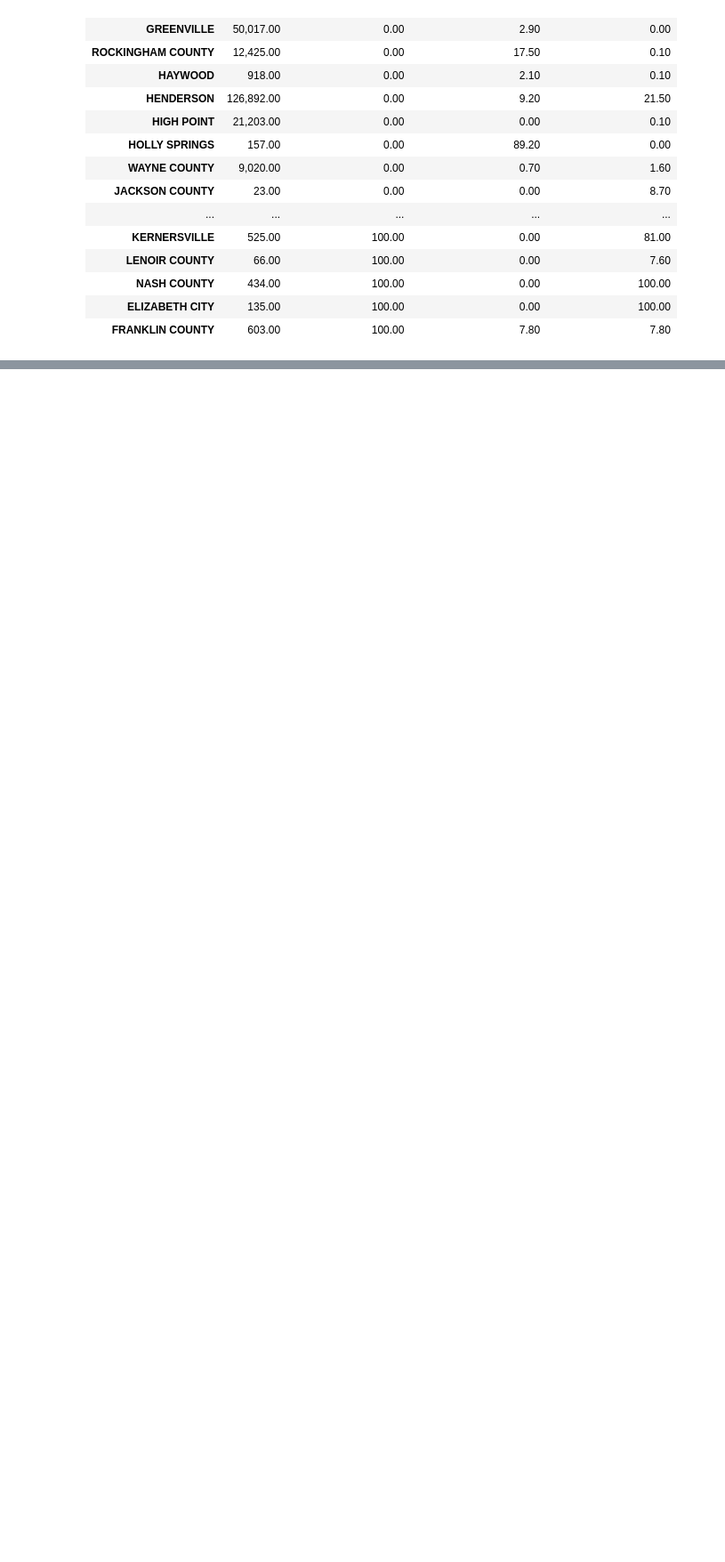
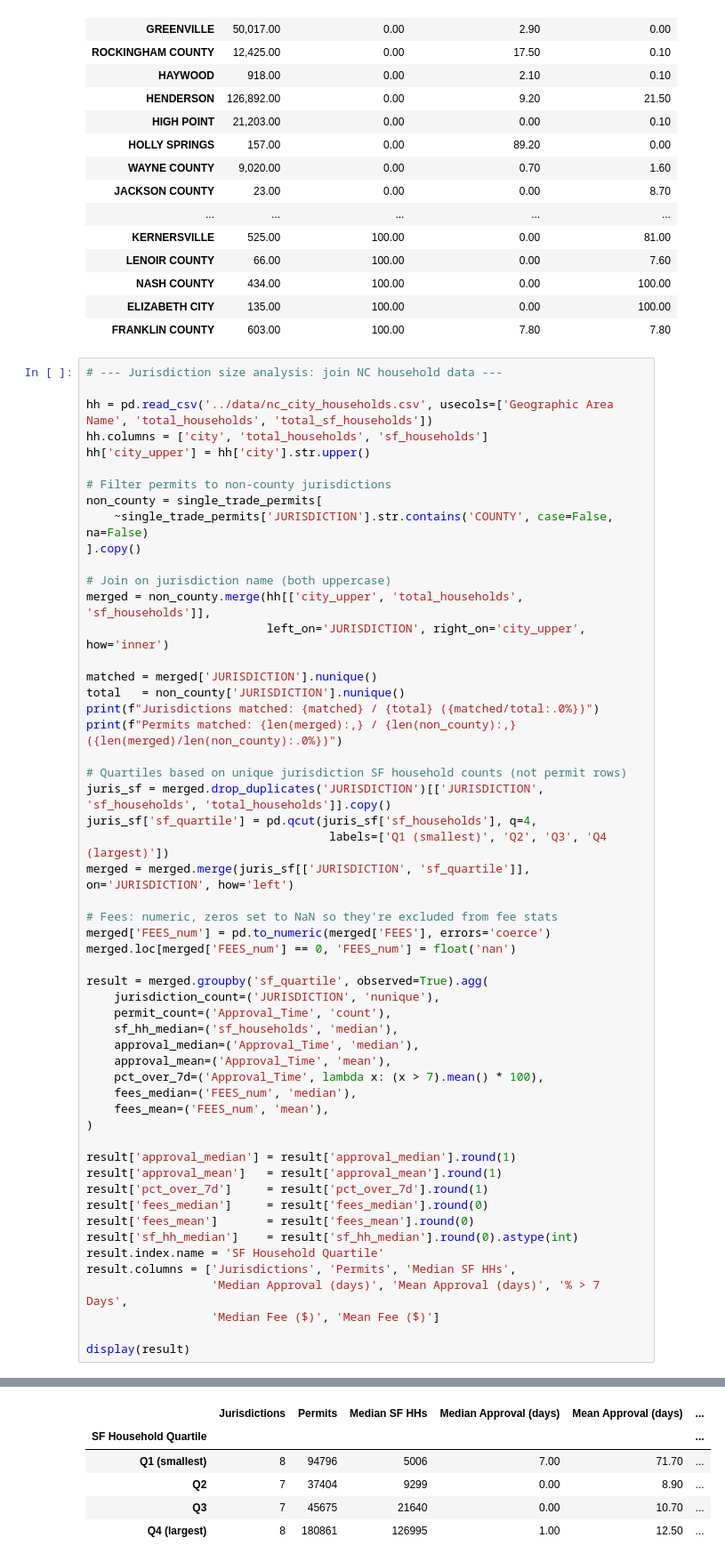
Before and after one commit to Permit-Power/ad_hoc, a Jupyter notebook: notebooks/shovels_permit_analysis.ipynb, the cells around one changed output, grey strips where cells are left out. Shown at 89% size. Drawn from its saved outputs; the diff is of its cells as text; blank space fills up the shorter version.

Commit message:
updated analysis, updated .gitignore

```diff
--- a/notebooks/shovels_permit_analysis.ipynb
+++ b/notebooks/shovels_permit_analysis.ipynb
@@ -624,3 +680,58 @@ Total after filters: 1,362,602
 | NASH COUNTY | 434.00 | 100.00 | 0.00 | 100.00 |
 | ELIZABETH CITY | 135.00 | 100.00 | 0.00 | 100.00 |
 | FRANKLIN COUNTY | 603.00 | 100.00 | 7.80 | 7.80 |
+# %%
+# --- Jurisdiction size analysis: join NC household data ---
+
+hh = pd.read_csv('../data/nc_city_households.csv', usecols=['Geographic Area Name', 'total_households', 'total_sf_households'])
+hh.columns = ['city', 'total_households', 'sf_households']
+hh['city_upper'] = hh['city'].str.upper()
+
+# Filter permits to non-county jurisdictions
+non_county = single_trade_permits[
+    ~single_trade_permits['JURISDICTION'].str.contains('COUNTY', case=False, na=False)
+].copy()
+
+# Join on jurisdiction name (both uppercase)
+merged = non_county.merge(hh[['city_upper', 'total_households', 'sf_households']],
+                          left_on='JURISDICTION', right_on='city_upper', how='inner')
+
+matched = merged['JURISDICTION'].nunique()
+total   = non_county['JURISDICTION'].nunique()
+print(f"Jurisdictions matched: {matched} / {total} ({matched/total:.0%})")
+print(f"Permits matched: {len(merged):,} / {len(non_county):,} ({len(merged)/len(non_county):.0%})")
+
+# Quartiles based on unique jurisdiction SF household counts (not permit rows)
+juris_sf = merged.drop_duplicates('JURISDICTION')[['JURISDICTION', 'sf_households', 'total_households']].copy()
+juris_sf['sf_quartile'] = pd.qcut(juris_sf['sf_households'], q=4,
+                                   labels=['Q1 (smallest)', 'Q2', 'Q3', 'Q4 (largest)'])
+merged = merged.merge(juris_sf[['JURISDICTION', 'sf_quartile']], on='JURISDICTION', how='left')
+
+# Fees: numeric, zeros set to NaN so they're excluded from fee stats
+merged['FEES_num'] = pd.to_numeric(merged['FEES'], errors='coerce')
+merged.loc[merged['FEES_num'] == 0, 'FEES_num'] = float('nan')
+
+result = merged.groupby('sf_quartile', observed=True).agg(
+    jurisdiction_count=('JURISDICTION', 'nunique'),
+    permit_count=('Approval_Time', 'count'),
+    sf_hh_median=('sf_households', 'median'),
+    approval_median=('Approval_Time', 'median'),
+    approval_mean=('Approval_Time', 'mean'),
+    pct_over_7d=('Approval_Time', lambda x: (x > 7).mean() * 100),
+    fees_median=('FEES_num', 'median'),
+    fees_mean=('FEES_num', 'mean'),
+)
+
+result['approval_median'] = result['approval_median'].round(1)
+result['approval_mean']   = result['approval_mean'].round(1)
+result['pct_over_7d']     = result['pct_over_7d'].round(1)
+result['fees_median']     = result['fees_median'].round(0)
+result['fees_mean']       = result['fees_mean'].round(0)
+result['sf_hh_median']    = result['sf_hh_median'].round(0).astype(int)
+result.index.name = 'SF Household Quartile'
+result.columns = ['Jurisdictions', 'Permits', 'Median SF HHs',
+                  'Median Approval (days)', 'Mean Approval (days)', '% > 7 Days',
+                  'Median Fee ($)', 'Mean Fee ($)']
+
+display(result)
+# %% [output]
@@ -626,0 +740,6 @@ Total after filters: 1,362,602
+|  | Jurisdictions | Permits | Median SF HHs | Median Approval (days) | Mean Approval (days) | ... |
+| SF Household Quartile |  |  |  |  |  | ... |
+| Q1 (smallest) | 8 | 94796 | 5006 | 7.00 | 71.70 | ... |
+| Q2 | 7 | 37404 | 9299 | 0.00 | 8.90 | ... |
+| Q3 | 7 | 45675 | 21640 | 0.00 | 10.70 | ... |
+| Q4 (largest) | 8 | 180861 | 126995 | 1.00 | 12.50 | ... |
```
Also changed, not shown: parts of 6 cells of this notebook, 2 other files.
